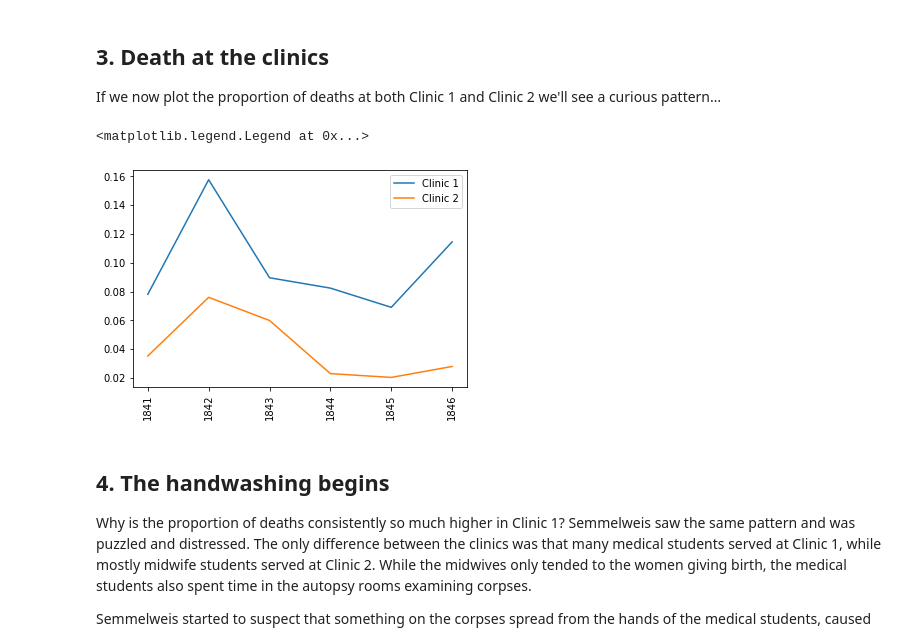
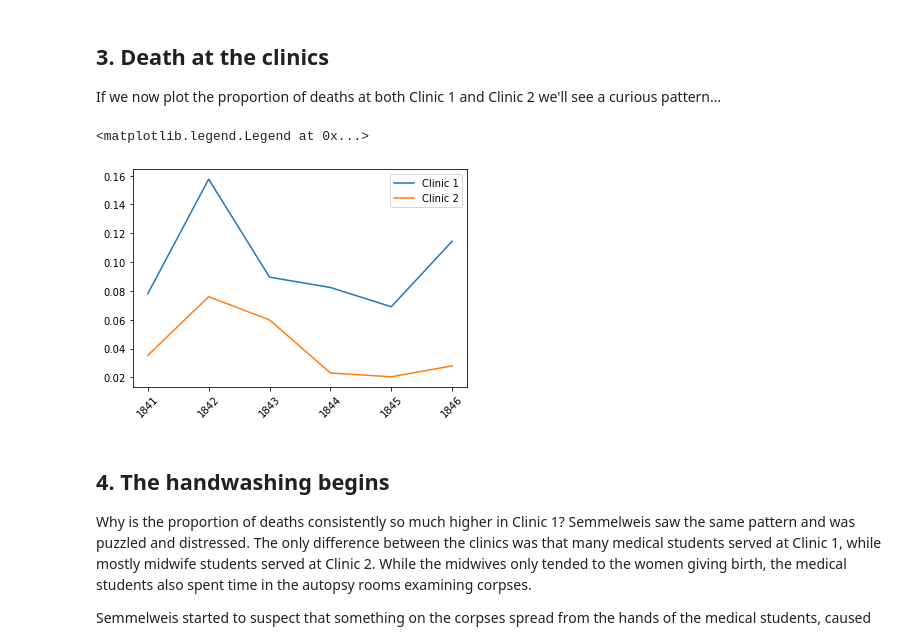
Before and after one commit to Sheharaz/Data-Science, a Jupyter notebook: Dr. Semmelweis and the Discovery of Handwashing/notebook.ipynb, the cells around one changed output. Saved outputs shown, nothing was run; the diff lists cells and outputs as text; code cells hidden in the pictures.

```diff
--- a/Dr. Semmelweis and the Discovery of Handwashing/notebook.ipynb
+++ b/Dr. Semmelweis and the Discovery of Handwashing/notebook.ipynb
@@ -58,15 +58,15 @@ print(clinic_1)
 # %%
 # This makes plots appear in the notebook
 %matplotlib inline
 
 # Plot yearly proportion of deaths at the two clinics
 plt.plot(clinic_1.year,clinic_1.proportion_deaths)
 plt.plot(clinic_2.year,clinic_2.proportion_deaths)
-plt.xticks(rotation=90)
+plt.xticks(rotation=45)
 plt.legend(['Clinic 1','Clinic 2'])
 # %% [output]
 <matplotlib.legend.Legend at 0x...>
-[figure, old version]
+[figure, new version]
 # %% [markdown]
 ## 4. The handwashing begins
 <p>Why is the proportion of deaths consistently so much higher in Clinic 1? Semmelweis saw the same pattern and was puzzled and distressed. The only difference between the clinics was that many medical students served at Clinic 1, while mostly midwife students served at Clinic 2. While the midwives only tended to the women giving birth, the medical students also spent time in the autopsy rooms examining corpses. </p>
```
Also changed, not shown: parts of 3 cells of this notebook, 2 other files.
